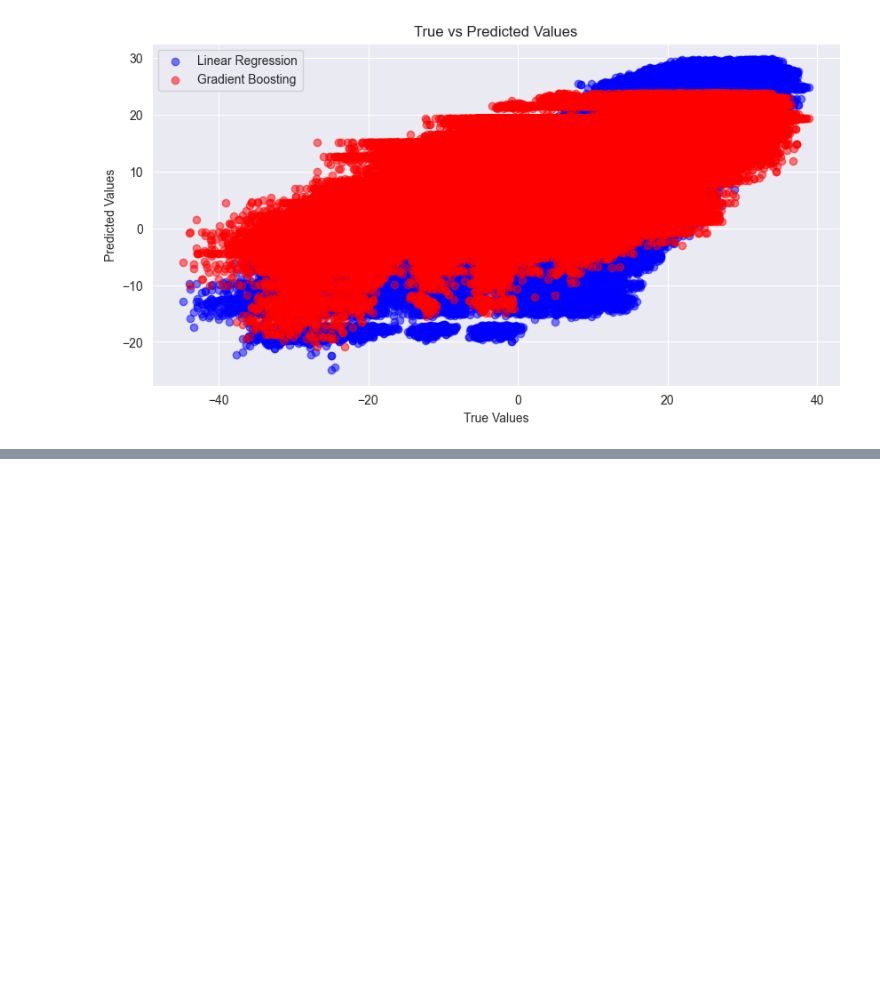
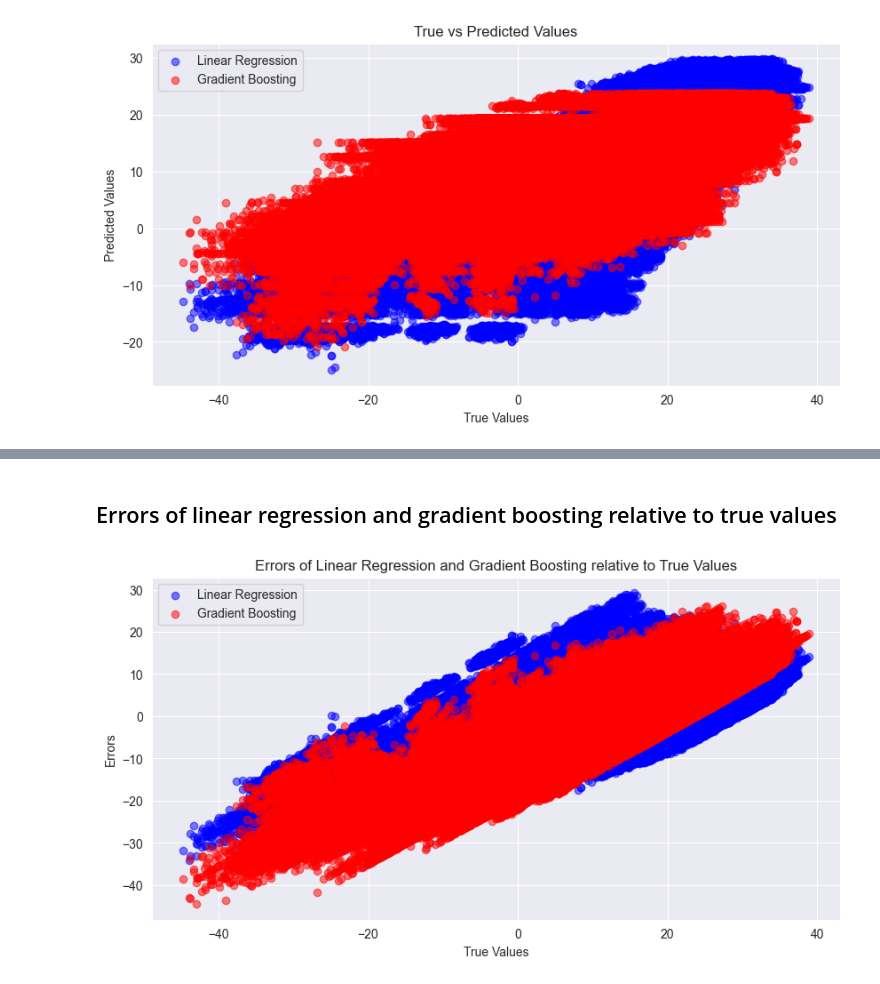
Before and after one commit to Nattalli/data-mining, a Jupyter notebook: main.ipynb, the cells around one changed output, grey strips where cells are left out. Cells and saved outputs as stored; diff of their text form; code cells hidden in the pictures; blank space fills up the shorter version.

```diff
--- a/main.ipynb
+++ b/main.ipynb
@@ -228,0 +273,13 @@ plt.show()
+# %% [markdown]
+## Errors of linear regression and gradient boosting relative to true values
+# %%
+plt.figure(figsize=(10, 5))
+plt.scatter(y_test, errors_lin, alpha=0.5, color='blue', label='Linear Regression')
+plt.scatter(y_test, errors_gb, alpha=0.5, color='red', label='Gradient Boosting')
+plt.xlabel('True Values')
+plt.ylabel('Errors')
+plt.legend()
+plt.title('Errors of Linear Regression and Gradient Boosting relative to True Values')
+plt.show()
+# %% [output]
+[figure, added]
```
Also changed, not shown: parts of 8 cells of this notebook.
